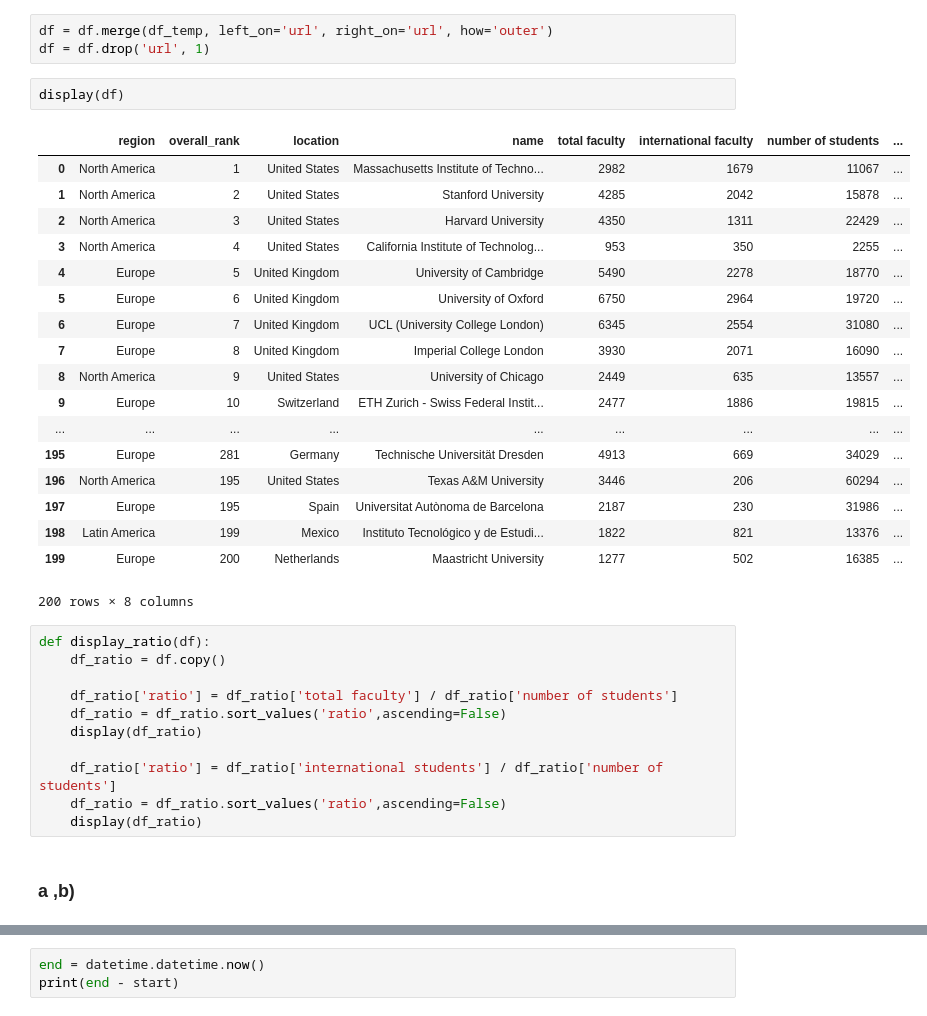
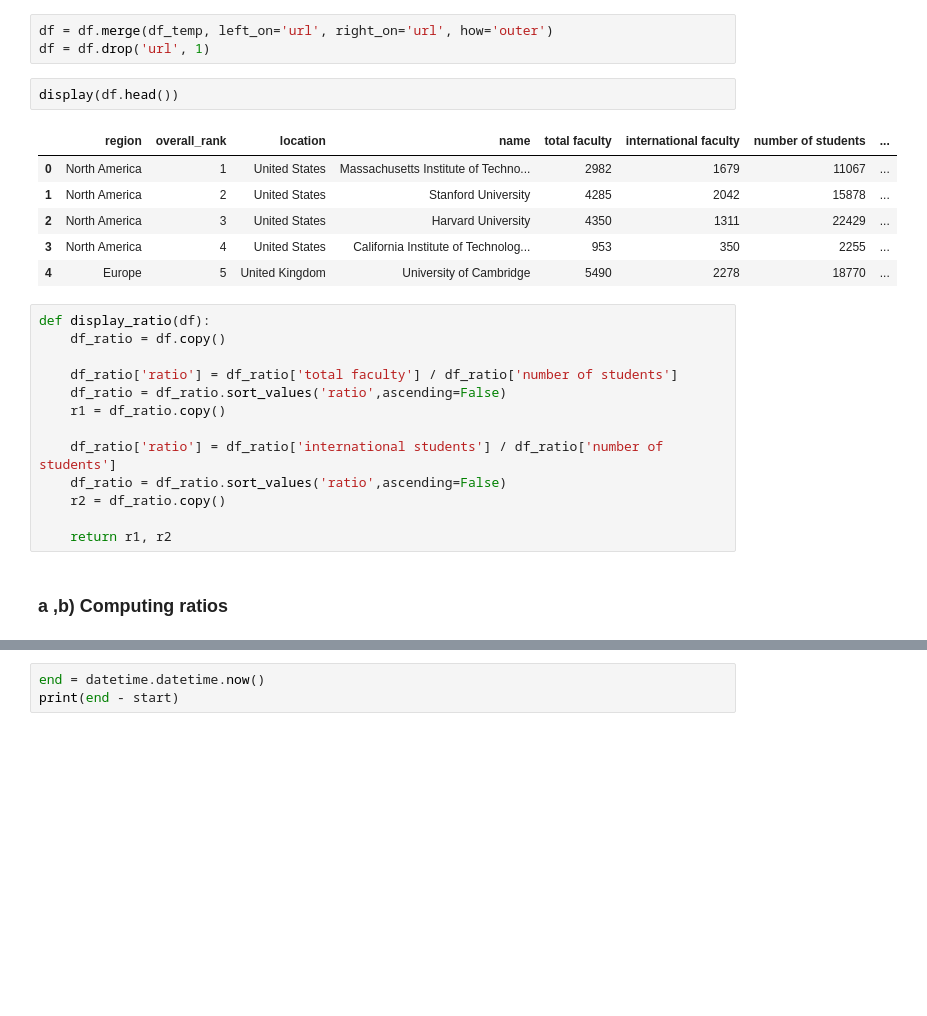
Before and after one commit to lkieliger/adagroup, a Jupyter notebook: hw2/Homework 2.ipynb, the cells around one changed output, grey strips where cells are left out. Cells and saved outputs as stored; diff of their text form; blank space fills up the shorter version.

```diff
--- a/hw2/Homework 2.ipynb
+++ b/hw2/Homework 2.ipynb
@@ -124,36 +112,26 @@ display(df_temp)
 df = df.merge(df_temp, left_on='url', right_on='url', how='outer')
 df = df.drop('url', 1)
 # %%
-display(df)
+display(df.head())
 # %% [output]
 |  | region | overall_rank | location | name | total faculty | international faculty | number of students | ... |
 | 0 | North America | 1 | United States | Massachusetts Institute of Techno... | 2982 | 1679 | 11067 | ... |
 | 1 | North America | 2 | United States | Stanford University | 4285 | 2042 | 15878 | ... |
 | 2 | North America | 3 | United States | Harvard University | 4350 | 1311 | 22429 | ... |
 | 3 | North America | 4 | United States | California Institute of Technolog... | 953 | 350 | 2255 | ... |
 | 4 | Europe | 5 | United Kingdom | University of Cambridge | 5490 | 2278 | 18770 | ... |
-| 5 | Europe | 6 | United Kingdom | University of Oxford | 6750 | 2964 | 19720 | ... |
-| 6 | Europe | 7 | United Kingdom | UCL (University College London) | 6345 | 2554 | 31080 | ... |
-| 7 | Europe | 8 | United Kingdom | Imperial College London | 3930 | 2071 | 16090 | ... |
-| 8 | North America | 9 | United States | University of Chicago | 2449 | 635 | 13557 | ... |
-| 9 | Europe | 10 | Switzerland | ETH Zurich - Swiss Federal Instit... | 2477 | 1886 | 19815 | ... |
-| ... | ... | ... | ... | ... | ... | ... | ... | ... |
-| 195 | Europe | 281 | Germany | Technische Universität Dresden | 4913 | 669 | 34029 | ... |
-| 196 | North America | 195 | United States | Texas A&M University | 3446 | 206 | 60294 | ... |
-| 197 | Europe | 195 | Spain | Universitat Autònoma de Barcelona | 2187 | 230 | 31986 | ... |
-| 198 | Latin America | 199 | Mexico | Instituto Tecnológico y de Estudi... | 1822 | 821 | 13376 | ... |
-| 199 | Europe | 200 | Netherlands | Maastricht University | 1277 | 502 | 16385 | ... |
-200 rows × 8 columns
 # %%
 def display_ratio(df):
     df_ratio = df.copy()
 
     df_ratio['ratio'] = df_ratio['total faculty'] / df_ratio['number of students']
     df_ratio = df_ratio.sort_values('ratio',ascending=False)
-    display(df_ratio)
+    r1 = df_ratio.copy()
 
     df_ratio['ratio'] = df_ratio['international students'] / df_ratio['number of students']
     df_ratio = df_ratio.sort_values('ratio',ascending=False)
-    display(df_ratio)
+    r2 = df_ratio.copy()
+
+    return r1, r2
 # %% [markdown]
-### a ,b)
+### a ,b) Computing ratios
```
Also changed, not shown: parts of 18 cells of this notebook.
